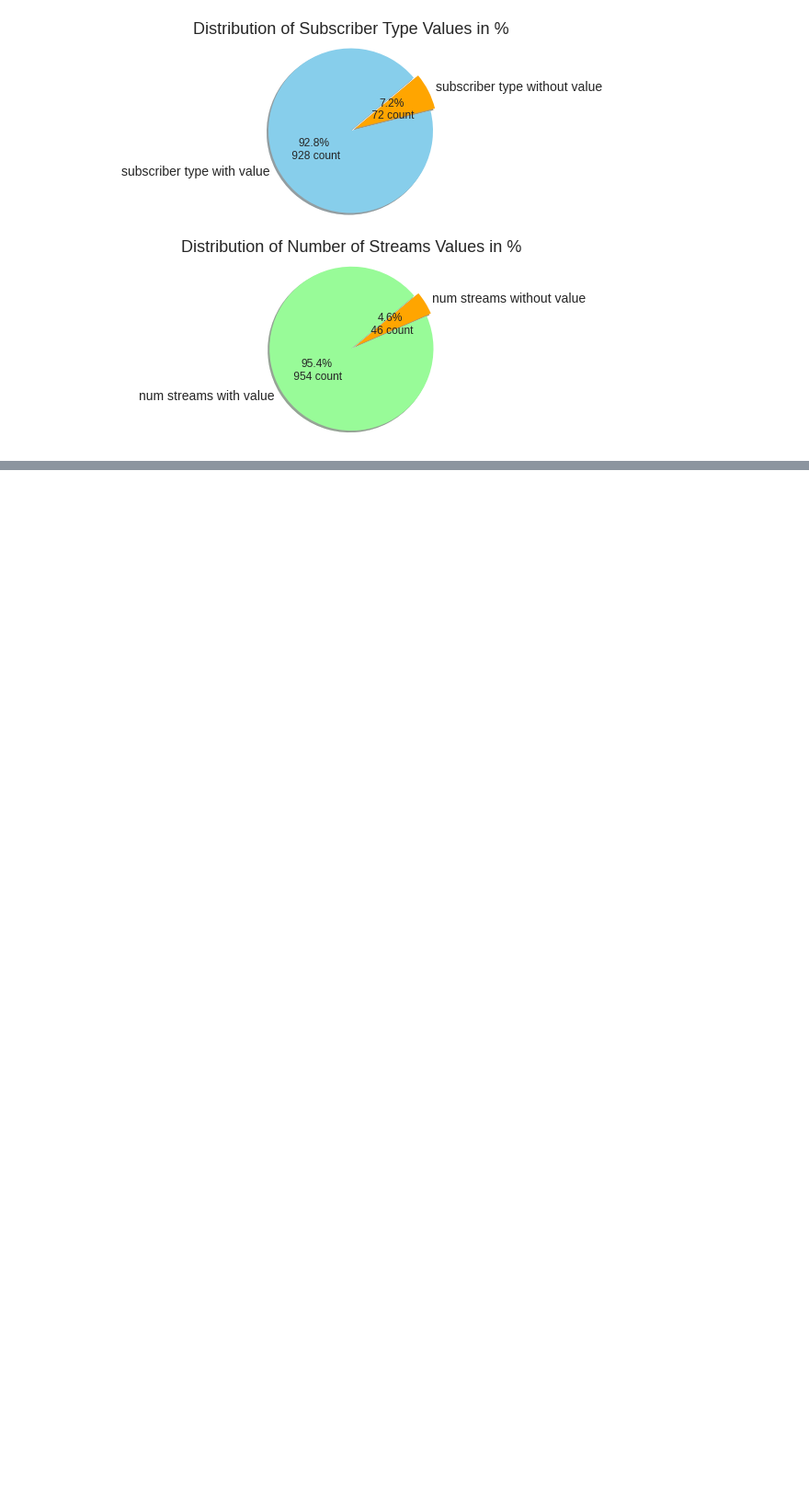
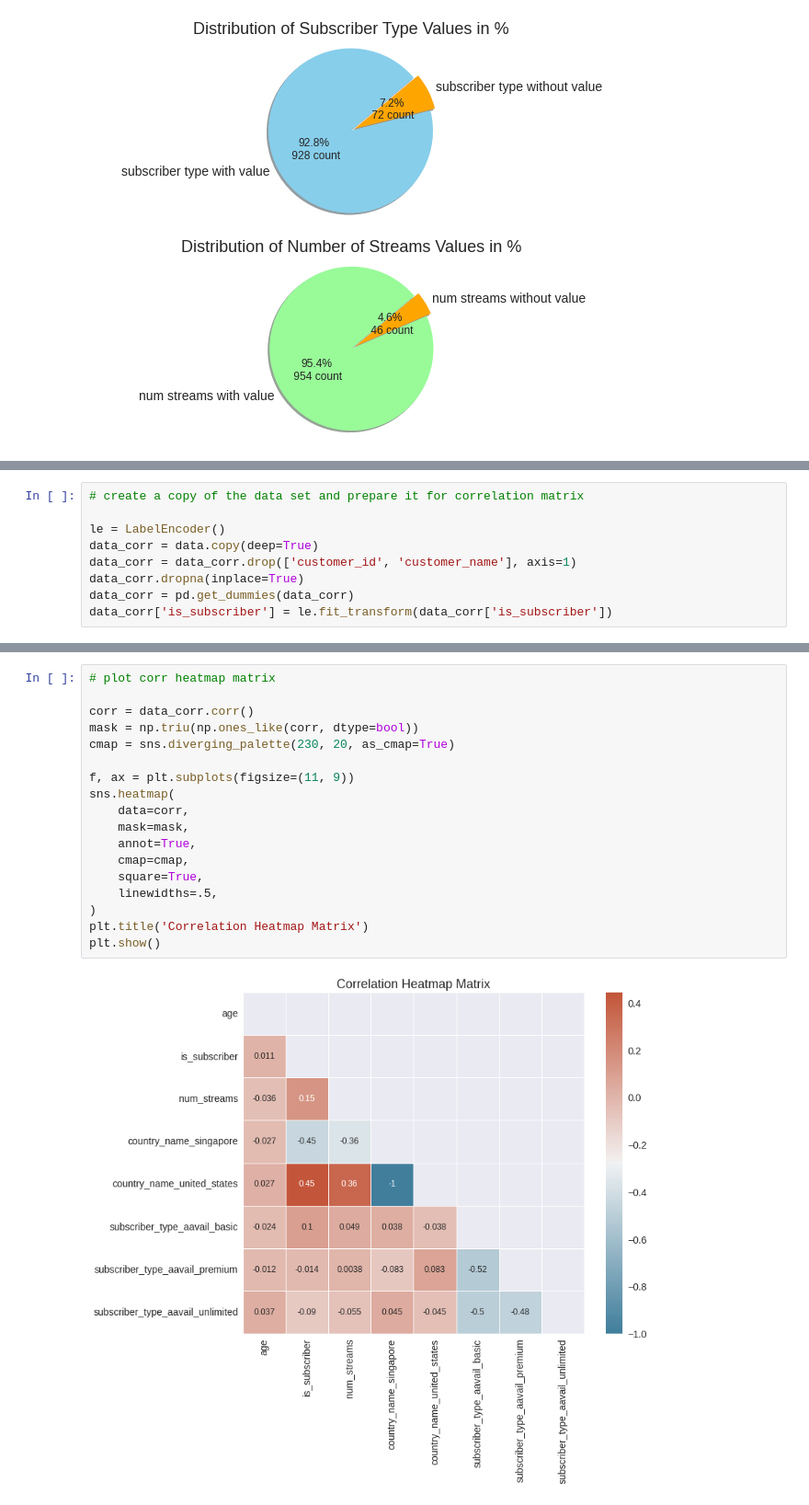
Before and after one commit to momchilantonov/Coursera-AIWorkflow_DataAnalysis_HypothesisTesting-IBM, a Jupyter notebook: Practice Peer-graded Assignment/notebooks/Visualization and Imputation.ipynb, the cells around one changed output, grey strips where cells are left out. Shown at 92% size. Cells and saved outputs as stored; diff of their text form; blank space fills up the shorter version.

```diff
--- a/Practice Peer-graded Assignment/notebooks/Visualization and Imputation.ipynb
+++ b/Practice Peer-graded Assignment/notebooks/Visualization and Imputation.ipynb
@@ -417,0 +498,9 @@ plt.show()
+# %%
+# create a copy of the data set and prepare it for correlation matrix
+
+le = LabelEncoder()
+data_corr = data.copy(deep=True)
+data_corr = data_corr.drop(['customer_id', 'customer_name'], axis=1)
+data_corr.dropna(inplace=True)
+data_corr = pd.get_dummies(data_corr)
+data_corr['is_subscriber'] = le.fit_transform(data_corr['is_subscriber'])
@@ -417,0 +532,20 @@ plt.show()
+# %%
+# plot corr heatmap matrix
+
+corr = data_corr.corr()
+mask = np.triu(np.ones_like(corr, dtype=bool))
+cmap = sns.diverging_palette(230, 20, as_cmap=True)
+
+f, ax = plt.subplots(figsize=(11, 9))
+sns.heatmap(
+    data=corr,
+    mask=mask,
+    annot=True,
+    cmap=cmap,
+    square=True,
+    linewidths=.5,
+)
+plt.title('Correlation Heatmap Matrix')
+plt.show()
+# %% [output]
+[figure, added]
```
Also changed, not shown: parts of 21 cells of this notebook, 2 other files.
